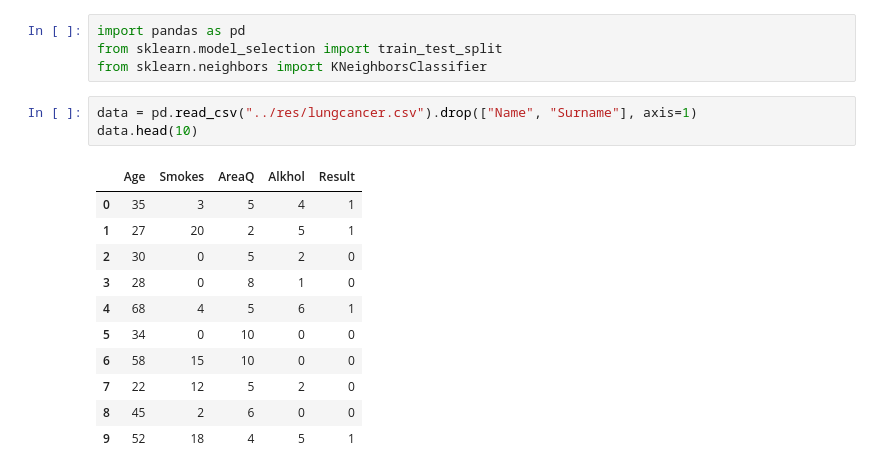
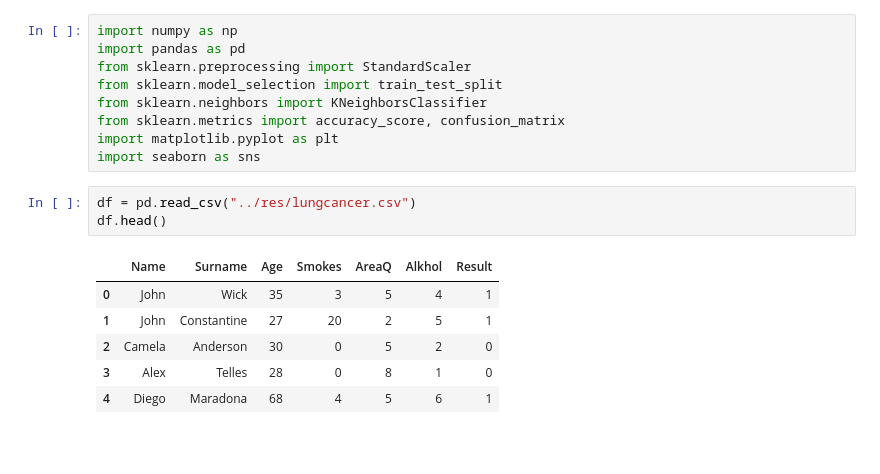
Before and after one commit to ayash01/dataScienceLab, a Jupyter notebook: CO2/KNN_lung_cancer.ipynb, the cells around one changed output. Cells and saved outputs as stored; diff of their text form; blank space fills up the shorter version.

```diff
--- a/CO2/KNN_lung_cancer.ipynb
+++ b/CO2/KNN_lung_cancer.ipynb
@@ -1,19 +1,19 @@
 # %%
+import numpy as np
 import pandas as pd
+from sklearn.preprocessing import StandardScaler
 from sklearn.model_selection import train_test_split
 from sklearn.neighbors import KNeighborsClassifier
+from sklearn.metrics import accuracy_score, confusion_matrix
+import matplotlib.pyplot as plt
+import seaborn as sns
 # %%
-data = pd.read_csv("../res/lungcancer.csv").drop(["Name", "Surname"], axis=1)
-data.head(10)
+df = pd.read_csv("../res/lungcancer.csv")
+df.head()
 # %% [output]
-|  | Age | Smokes | AreaQ | Alkhol | Result |
-| 0 | 35 | 3 | 5 | 4 | 1 |
-| 1 | 27 | 20 | 2 | 5 | 1 |
-| 2 | 30 | 0 | 5 | 2 | 0 |
-| 3 | 28 | 0 | 8 | 1 | 0 |
-| 4 | 68 | 4 | 5 | 6 | 1 |
-| 5 | 34 | 0 | 10 | 0 | 0 |
-| 6 | 58 | 15 | 10 | 0 | 0 |
-| 7 | 22 | 12 | 5 | 2 | 0 |
-| 8 | 45 | 2 | 6 | 0 | 0 |
-| 9 | 52 | 18 | 4 | 5 | 1 |
+|  | Name | Surname | Age | Smokes | AreaQ | Alkhol | Result |
+| 0 | John | Wick | 35 | 3 | 5 | 4 | 1 |
+| 1 | John | Constantine | 27 | 20 | 2 | 5 | 1 |
+| 2 | Camela | Anderson | 30 | 0 | 5 | 2 | 0 |
+| 3 | Alex | Telles | 28 | 0 | 8 | 1 | 0 |
+| 4 | Diego | Maradona | 68 | 4 | 5 | 6 | 1 |
```
Also changed, not shown: parts of 10 cells of this notebook, 3 other files.
